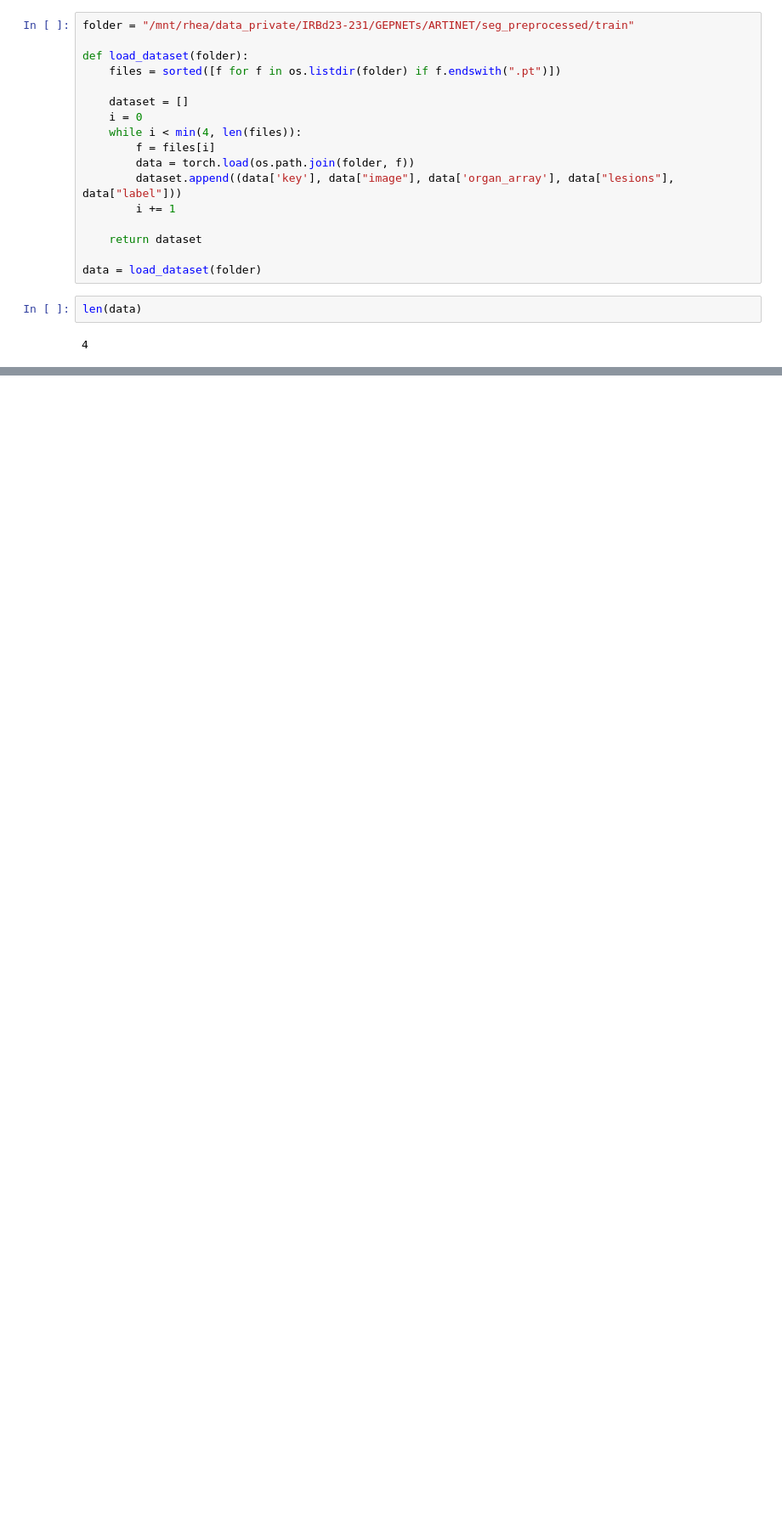
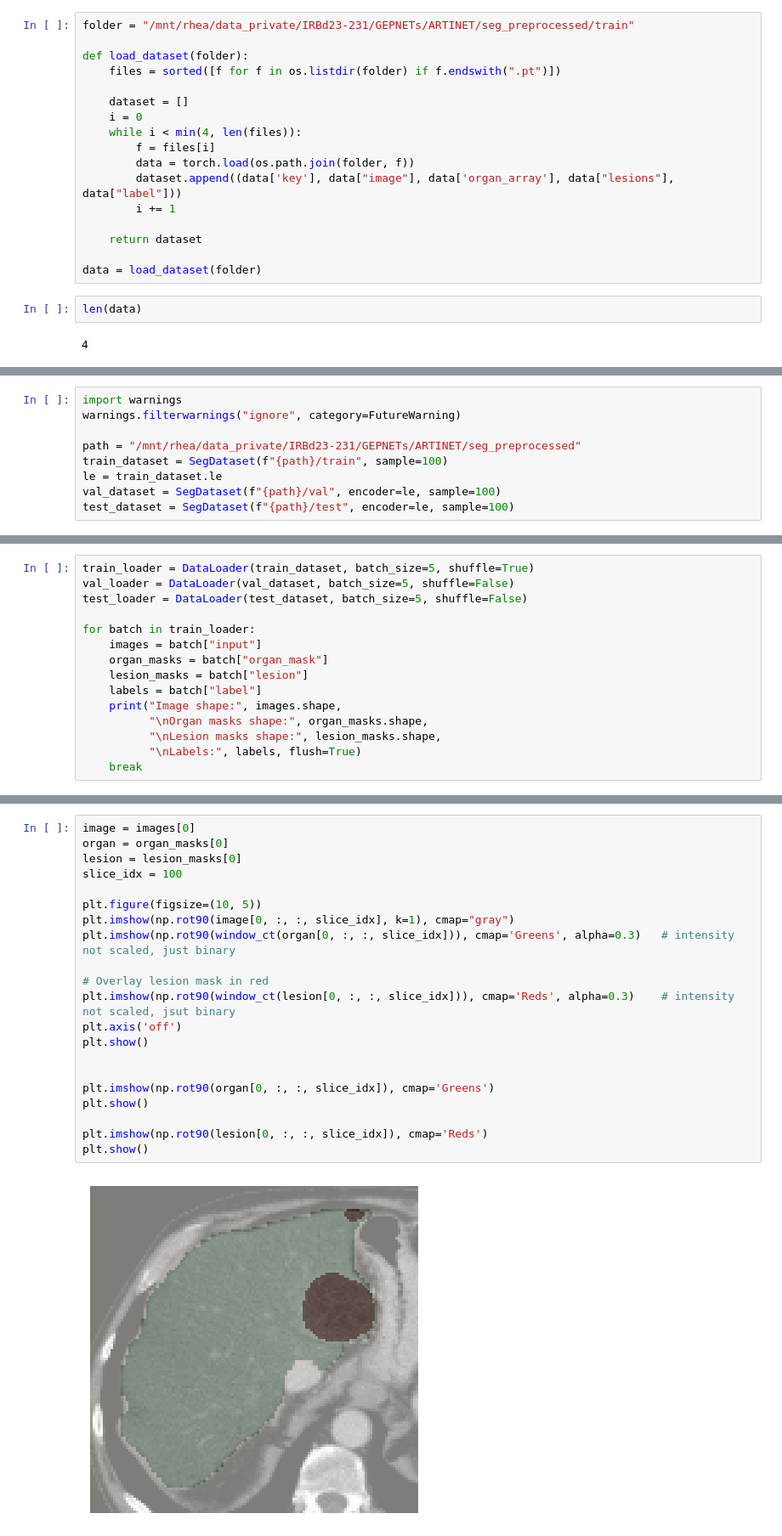
Before and after one commit to ljestaciocerquin/contrast_phase, a Jupyter notebook: Segmentation/segmentation.ipynb, the cells around one changed output, grey strips where cells are left out. Shown at 85% size. Drawn from its saved outputs; the diff is of its cells as text; blank space fills up the shorter version.

```diff
--- a/Segmentation/segmentation.ipynb
+++ b/Segmentation/segmentation.ipynb
@@ -777,0 +558,9 @@ for i in range(len(data)):
+# %%
+import warnings
+warnings.filterwarnings("ignore", category=FutureWarning)
+
+path = "/mnt/rhea/data_private/IRBd23-231/GEPNETs/ARTINET/seg_preprocessed"
+train_dataset = SegDataset(f"{path}/train", sample=100)
+le = train_dataset.le
+val_dataset = SegDataset(f"{path}/val", encoder=le, sample=100)
+test_dataset = SegDataset(f"{path}/test", encoder=le, sample=100)
@@ -777,0 +571,15 @@ for i in range(len(data)):
+# %%
+train_loader = DataLoader(train_dataset, batch_size=5, shuffle=True)
+val_loader = DataLoader(val_dataset, batch_size=5, shuffle=False)
+test_loader = DataLoader(test_dataset, batch_size=5, shuffle=False)
+
+for batch in train_loader:
+    images = batch["input"]
+    organ_masks = batch["organ_mask"]
+    lesion_masks = batch["lesion"]
+    labels = batch["label"]
+    print("Image shape:", images.shape,
+          "\nOrgan masks shape:", organ_masks.shape,
+          "\nLesion masks shape:", lesion_masks.shape,
+          "\nLabels:", labels, flush=True)
+    break
@@ -777,0 +595,23 @@ for i in range(len(data)):
+# %%
+image = images[0]
+organ = organ_masks[0]
+lesion = lesion_masks[0]
+slice_idx = 100
+
+plt.figure(figsize=(10, 5))
+plt.imshow(np.rot90(image[0, :, :, slice_idx], k=1), cmap="gray")
+plt.imshow(np.rot90(window_ct(organ[0, :, :, slice_idx])), cmap='Greens', alpha=0.3)   # intensity not scaled, just binary
+
+# Overlay lesion mask in red
+plt.imshow(np.rot90(window_ct(lesion[0, :, :, slice_idx])), cmap='Reds', alpha=0.3)    # intensity not scaled, jsut binary
+plt.axis('off')
+plt.show()
+
+
+plt.imshow(np.rot90(organ[0, :, :, slice_idx]), cmap='Greens')
+plt.show()
+
+plt.imshow(np.rot90(lesion[0, :, :, slice_idx]), cmap='Reds')
+plt.show()
+# %% [output]
+[figure, added]
```
Also changed, not shown: parts of 28 cells of this notebook.
